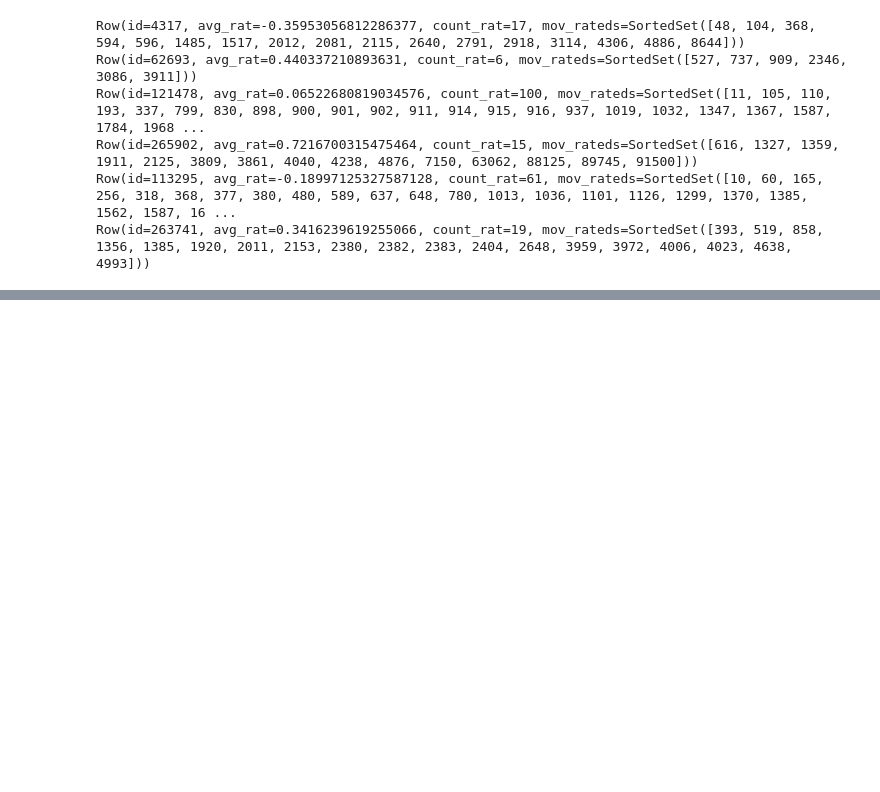
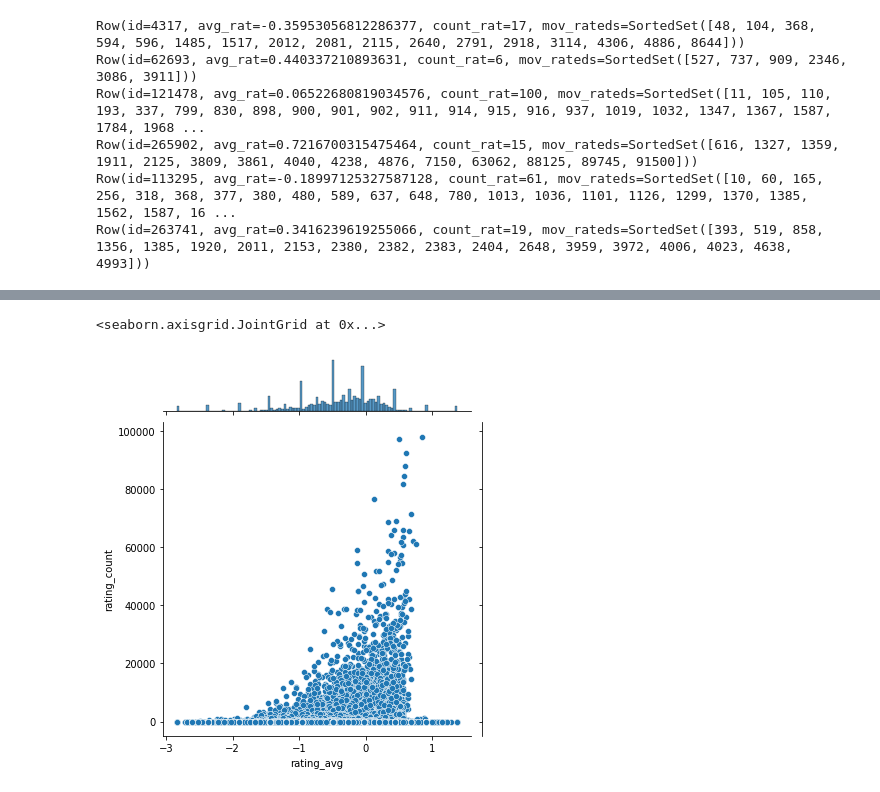
Before and after one commit to luismoroco/ScalableRecommendSystem, a Jupyter notebook: db-interact.ipynb, the cells around one changed output, grey strips where cells are left out. Cells and saved outputs as stored; diff of their text form; code cells hidden in the pictures; blank space fills up the shorter version.

```diff
--- a/db-interact.ipynb
+++ b/db-interact.ipynb
@@ -61,0 +119,5 @@ session.shutdown()
+# %%
+sns.jointplot(x='rating_avg', y='rating_count', data=mov_df)
+# %% [output]
+<seaborn.axisgrid.JointGrid at 0x...>
+[figure, added]
```
Also changed, not shown: parts of 11 cells of this notebook, 1 other file.
